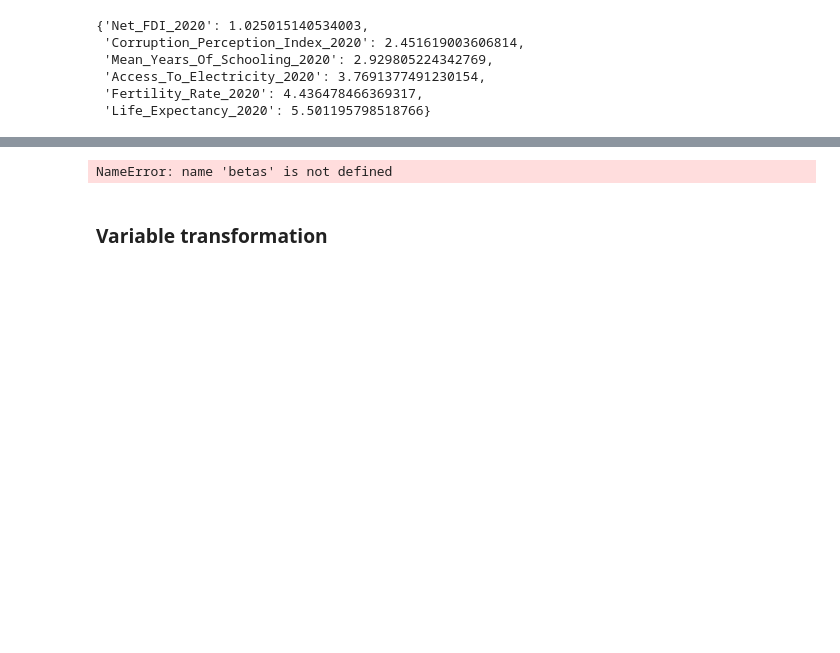
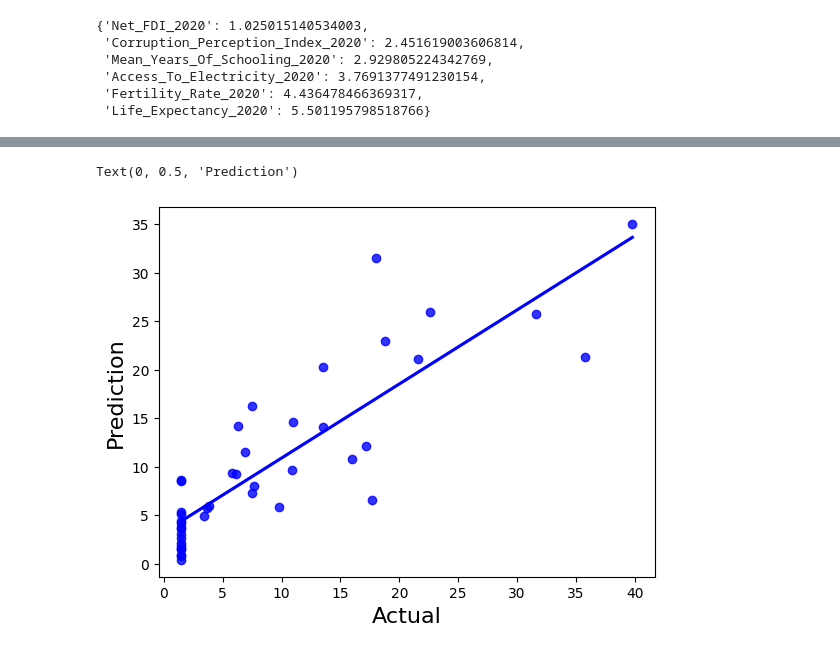
Before and after one commit to Sean2309/10.020_DataDrivenWorld_2D_Project-, a Jupyter notebook: Code/Modelling/linear_regression.ipynb, the cells around one changed output, grey strips where cells are left out. Drawn from its saved outputs; the diff is of its cells as text; code cells hidden in the pictures; blank space fills up the shorter version.

```diff
--- a/Code/Modelling/linear_regression.ipynb
+++ b/Code/Modelling/linear_regression.ipynb
@@ -472,19 +481,20 @@ vifs
 # %%
+# Visualize performance of selected combination
 selected_combi = ['Net_FDI_2020', 'Access_To_Electricity_2020', 'Fertility_Rate_2020', 'Corruption_Perception_Index_2020']
 output_names = ['Prevalence_of_undernourishment_2020']
 
 df_features, df_target = get_features_targets(df, selected_combi, output_names)
 n = len(df_features.columns)
 df_features, df_target = remove_outliers(df_features, df_target)
 
-# Split the data set into training and test
 df_features_train, df_features_test, df_target_train, df_target_test = split_data(df_features, df_target, 100, 0.3)
 
 target = prepare_target(df_target_test)
 pred = predict(df_features_test, betas[str(selected_combi)])
 
-sns.regplot(x=target,y=pred,ci=None,color='blue')
+myplot = sns.regplot(x=target,y=pred,ci=None,color='blue')
+myplot.set_xlabel('Actual', fontsize=16)
+myplot.set_ylabel('Prediction', fontsize=16)
 # %% [output]
-NameError: name 'betas' is not defined
+Text(0, 0.5, 'Prediction')
+[figure, added]
-# %% [markdown]
-### Variable transformation
```
Also changed, not shown: parts of 19 cells of this notebook.
